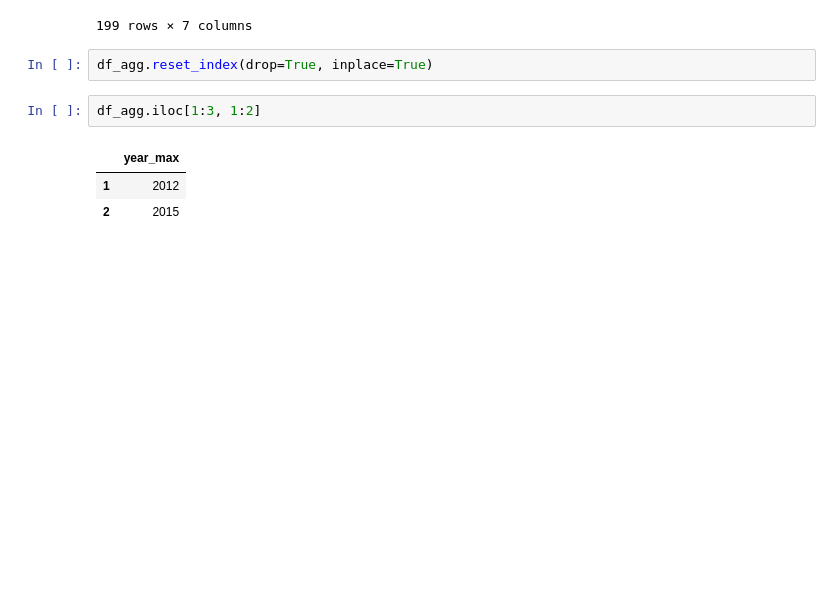
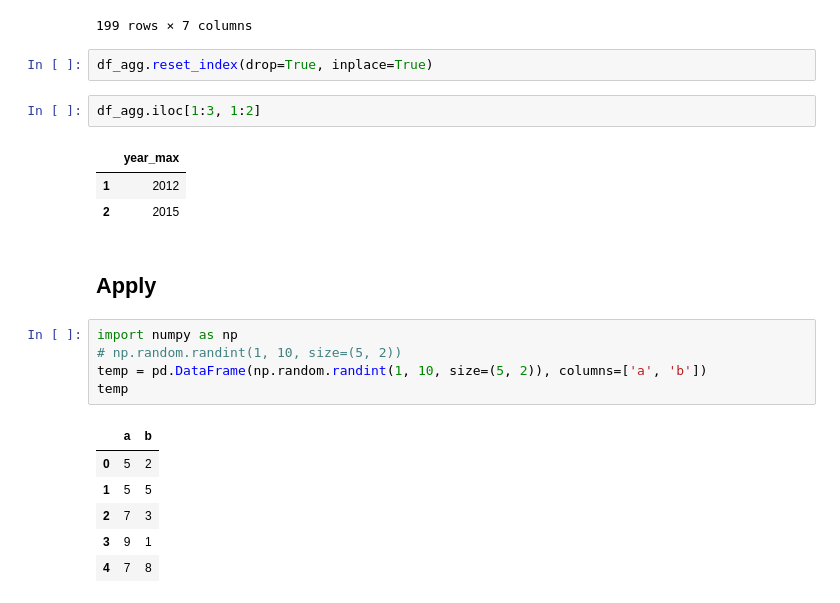
Before and after one commit to tmahesh1983/Python, a Jupyter notebook: Pandas/Pandas3.ipynb, the cells around one changed output. Saved outputs shown, nothing was run; the diff lists cells and outputs as text; blank space fills up the shorter version.

```diff
--- a/Pandas/Pandas3.ipynb
+++ b/Pandas/Pandas3.ipynb
@@ -304,3 +304,17 @@ df_agg.iloc[1:3, 1:2]
 |  | year_max |
 | 1 | 2012 |
 | 2 | 2015 |
+# %% [markdown]
+## Apply
+# %%
+import numpy as np
+# np.random.randint(1, 10, size=(5, 2))
+temp = pd.DataFrame(np.random.randint(1, 10, size=(5, 2)), columns=['a', 'b'])
+temp
+# %% [output]
+|  | a | b |
+| 0 | 5 | 2 |
+| 1 | 5 | 5 |
+| 2 | 7 | 3 |
+| 3 | 9 | 1 |
+| 4 | 7 | 8 |
```
Also changed, not shown: parts of 4 cells of this notebook, 13 other files.
